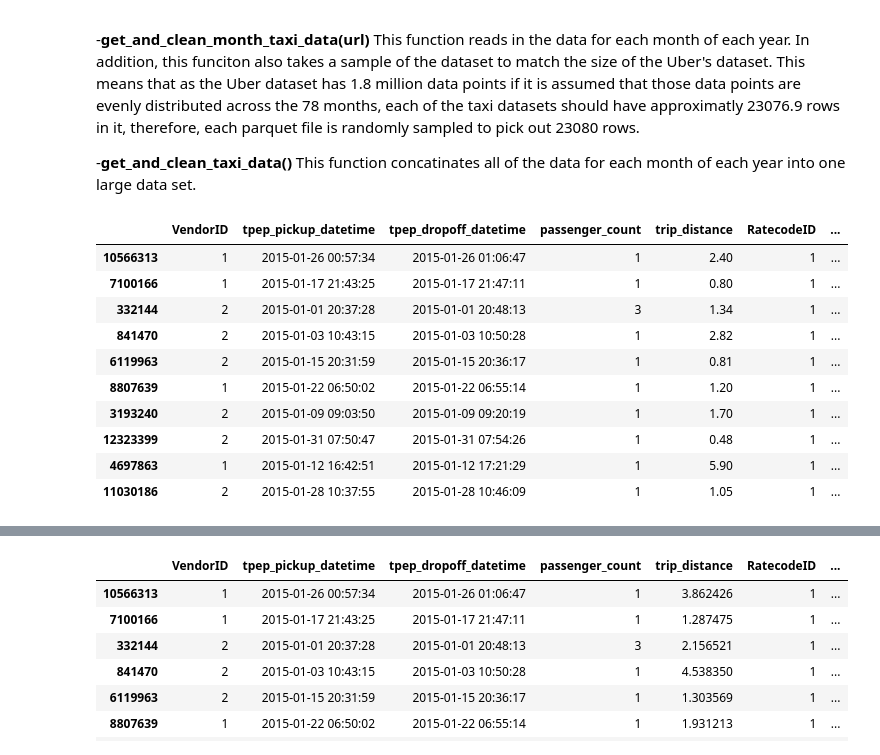
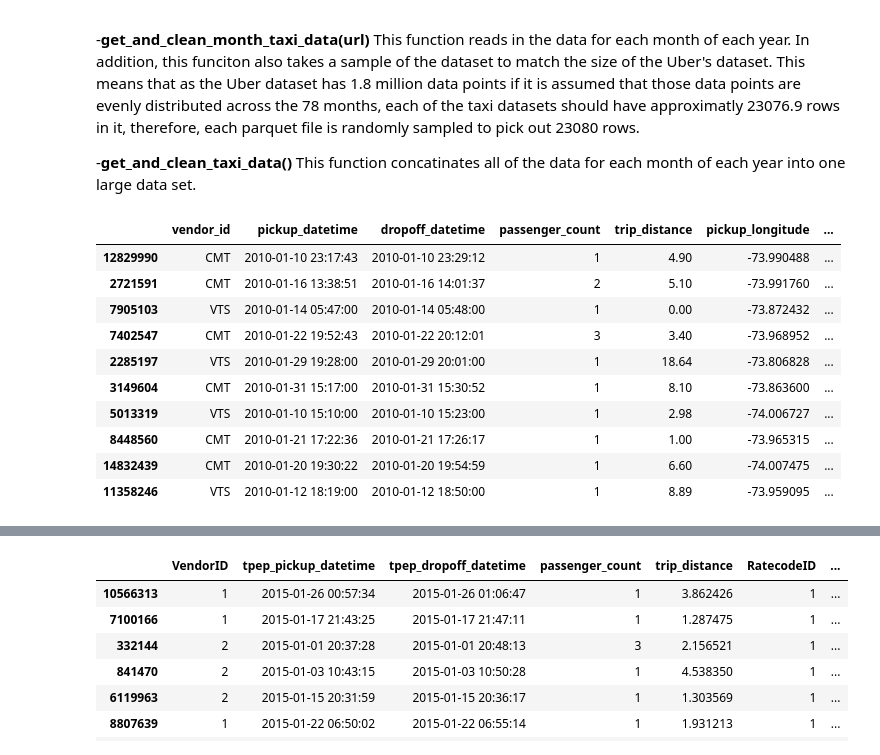
Before and after one commit to laurelhickey/Tools_for_Analytics_Project, a Jupyter notebook: Project Scaffolding.ipynb, the cells around one changed output, grey strips where cells are left out. Cells and saved outputs as stored; diff of their text form; code cells hidden in the pictures.

```diff
--- a/Project Scaffolding.ipynb
+++ b/Project Scaffolding.ipynb
@@ -192,17 +192,19 @@ def get_and_clean_month_taxi_data(url):
 # %%
 # print(find_taxi_parquet_urls())
 test_parquet= get_and_clean_month_taxi_data('https://d37ci6vzurychx.cloudfront.net/trip-data/yellow_tripdata_2015-01.parquet')
+test_parquet= get_and_clean_month_taxi_data('https://d37ci6vzurychx.cloudfront.net/trip-data/yellow_tripdata_2010-01.parquet')
+
 test_parquet.head(10)
 # %% [output]
-|  | VendorID | tpep_pickup_datetime | tpep_dropoff_datetime | passenger_count | trip_distance | RatecodeID | ... |
-| 10566313 | 1 | 2015-01-26 00:57:34 | 2015-01-26 01:06:47 | 1 | 2.40 | 1 | ... |
-| 7100166 | 1 | 2015-01-17 21:43:25 | 2015-01-17 21:47:11 | 1 | 0.80 | 1 | ... |
-| 332144 | 2 | 2015-01-01 20:37:28 | 2015-01-01 20:48:13 | 3 | 1.34 | 1 | ... |
-| 841470 | 2 | 2015-01-03 10:43:15 | 2015-01-03 10:50:28 | 1 | 2.82 | 1 | ... |
-| 6119963 | 2 | 2015-01-15 20:31:59 | 2015-01-15 20:36:17 | 1 | 0.81 | 1 | ... |
-| 8807639 | 1 | 2015-01-22 06:50:02 | 2015-01-22 06:55:14 | 1 | 1.20 | 1 | ... |
-| 3193240 | 2 | 2015-01-09 09:03:50 | 2015-01-09 09:20:19 | 1 | 1.70 | 1 | ... |
-| 12323399 | 2 | 2015-01-31 07:50:47 | 2015-01-31 07:54:26 | 1 | 0.48 | 1 | ... |
-| 4697863 | 1 | 2015-01-12 16:42:51 | 2015-01-12 17:21:29 | 1 | 5.90 | 1 | ... |
-| 11030186 | 2 | 2015-01-28 10:37:55 | 2015-01-28 10:46:09 | 1 | 1.05 | 1 | ... |
+|  | vendor_id | pickup_datetime | dropoff_datetime | passenger_count | trip_distance | pickup_longitude | ... |
+| 12829990 | CMT | 2010-01-10 23:17:43 | 2010-01-10 23:29:12 | 1 | 4.90 | -73.990488 | ... |
+| 2721591 | CMT | 2010-01-16 13:38:51 | 2010-01-16 14:01:37 | 2 | 5.10 | -73.991760 | ... |
+| 7905103 | VTS | 2010-01-14 05:47:00 | 2010-01-14 05:48:00 | 1 | 0.00 | -73.872432 | ... |
+| 7402547 | CMT | 2010-01-22 19:52:43 | 2010-01-22 20:12:01 | 3 | 3.40 | -73.968952 | ... |
+| 2285197 | VTS | 2010-01-29 19:28:00 | 2010-01-29 20:01:00 | 1 | 18.64 | -73.806828 | ... |
+| 3149604 | CMT | 2010-01-31 15:17:00 | 2010-01-31 15:30:52 | 1 | 8.10 | -73.863600 | ... |
+| 5013319 | VTS | 2010-01-10 15:10:00 | 2010-01-10 15:23:00 | 1 | 2.98 | -74.006727 | ... |
+| 8448560 | CMT | 2010-01-21 17:22:36 | 2010-01-21 17:26:17 | 1 | 1.00 | -73.965315 | ... |
+| 14832439 | CMT | 2010-01-20 19:30:22 | 2010-01-20 19:54:59 | 1 | 6.60 | -74.007475 | ... |
+| 11358246 | VTS | 2010-01-12 18:19:00 | 2010-01-12 18:50:00 | 1 | 8.89 | -73.959095 | ... |
 # %%
```
Also changed, not shown: parts of 5 cells of this notebook.
